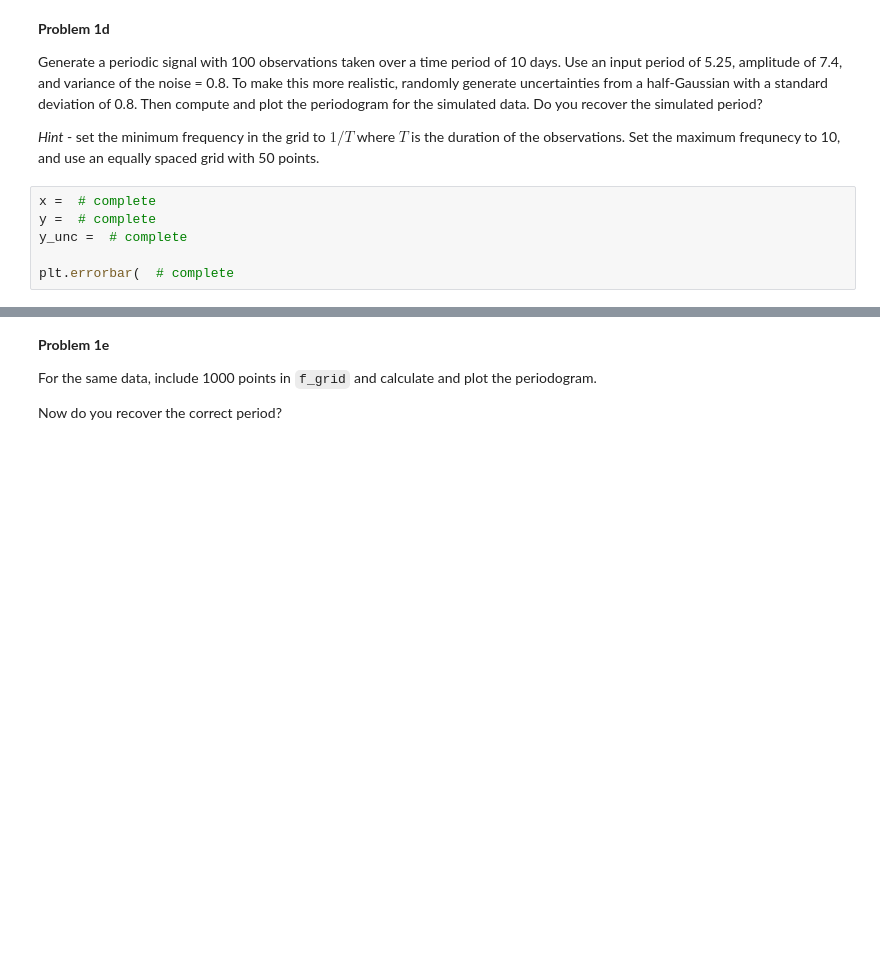
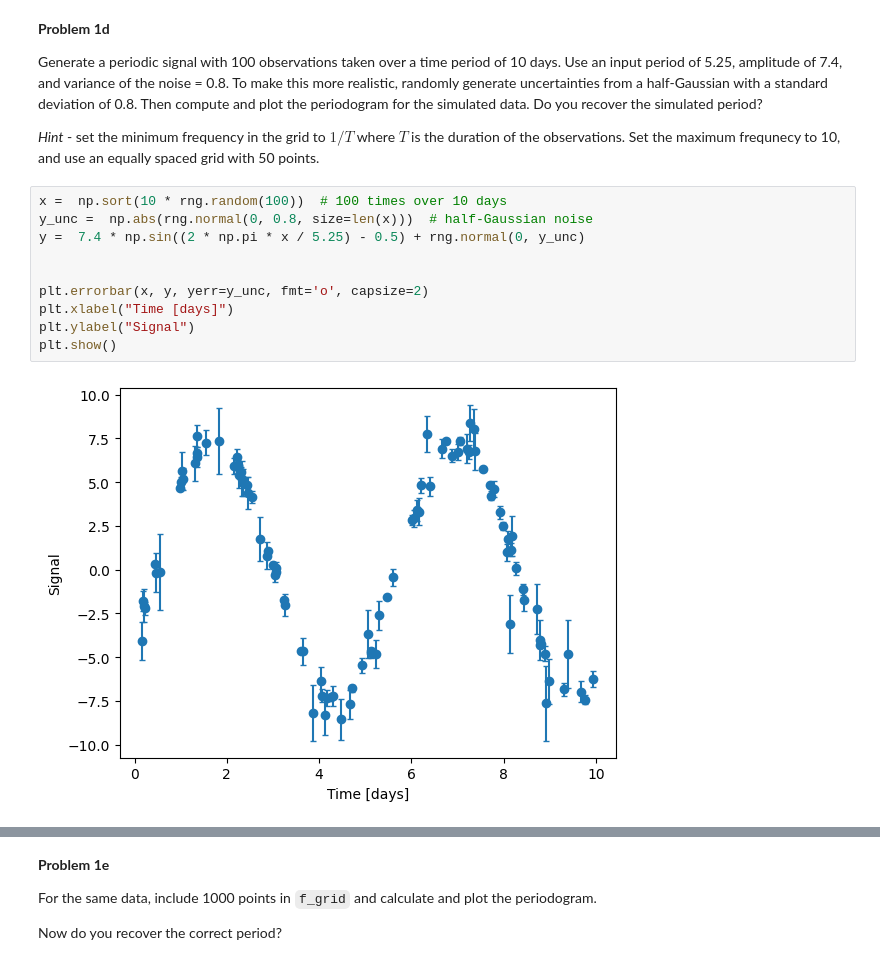
Before and after one commit to ASTR154/time-series, a Jupyter notebook: time-series.ipynb, the cells around one changed output, grey strips where cells are left out. Saved outputs shown, nothing was run; the diff lists cells and outputs as text; blank space fills up the shorter version.

```diff
--- a/time-series.ipynb
+++ b/time-series.ipynb
@@ -67,11 +76,17 @@ def ls_periodogram(  # complete
 Generate a periodic signal with 100 observations taken over a time period of 10 days. Use an input period of 5.25, amplitude of 7.4, and variance of the noise = 0.8. To make this more realistic, randomly generate uncertainties from a half-Gaussian with a standard deviation of 0.8. Then compute and plot the periodogram for the simulated data. Do you recover the simulated period?
 
 *Hint* - set the minimum frequency in the grid to $1/T$ where $T$ is the duration of the observations. Set the maximum frequnecy to 10, and use an equally spaced grid with 50 points.
-# %%
-x =  # complete
-y =  # complete
-y_unc =  # complete
-
-plt.errorbar(  # complete
+# %%
+x =  np.sort(10 * rng.random(100))  # 100 times over 10 days
+y_unc =  np.abs(rng.normal(0, 0.8, size=len(x)))  # half-Gaussian noise
+y =  7.4 * np.sin((2 * np.pi * x / 5.25) - 0.5) + rng.normal(0, y_unc)
+
+
+plt.errorbar(x, y, yerr=y_unc, fmt='o', capsize=2)
+plt.xlabel("Time [days]")
+plt.ylabel("Signal")
+plt.show()
+# %% [output]
+[figure, added]
 # %%
 # calculate the periodogram
```
Also changed, not shown: parts of 12 cells of this notebook.
